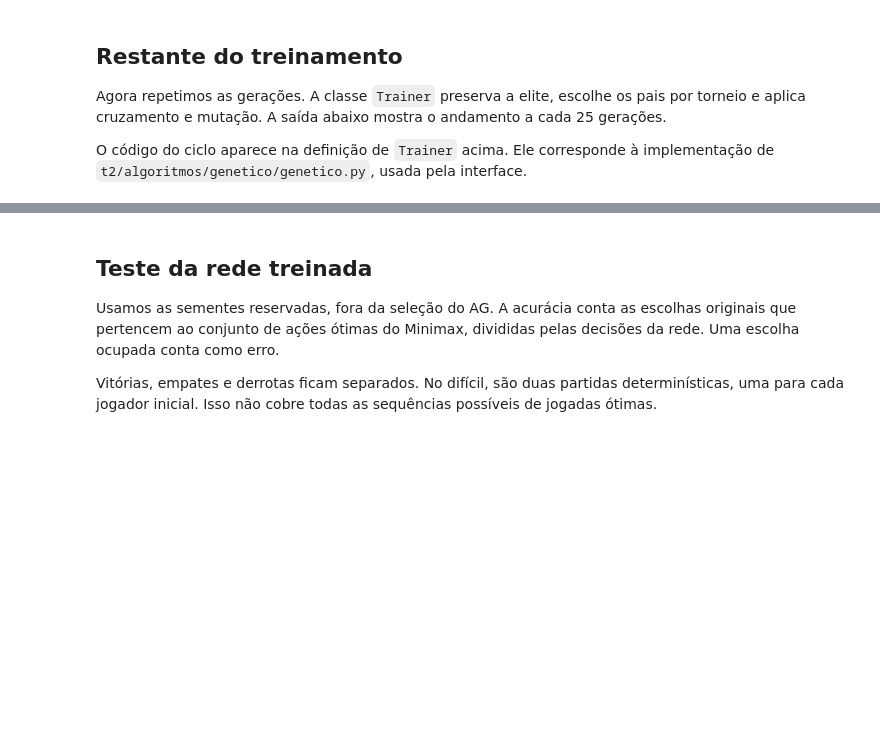
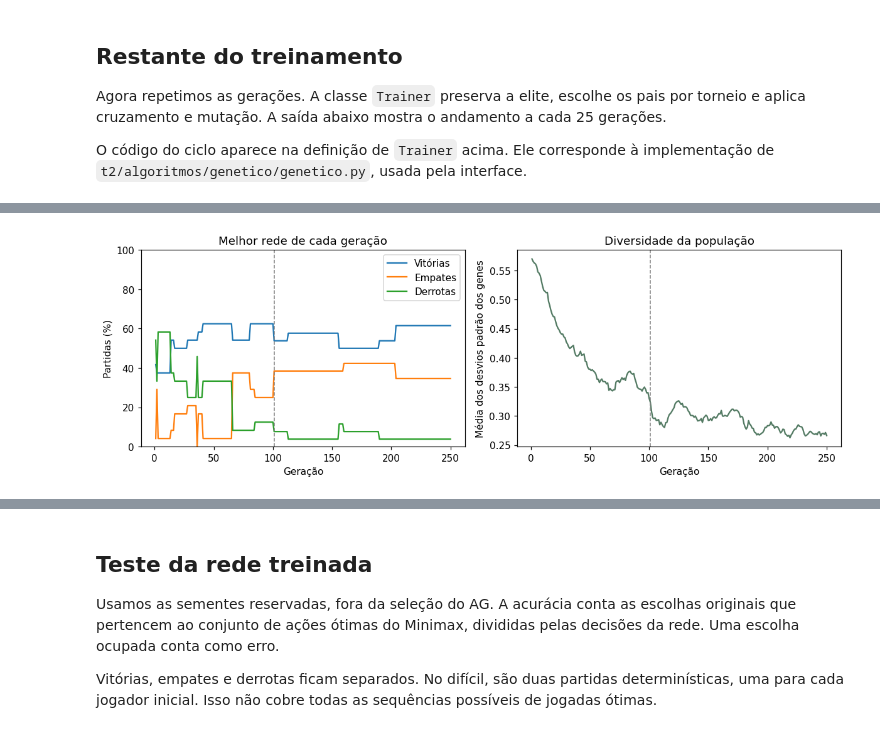
Before and after one commit to jesalvatori/tic-tac-toe-game, a Jupyter notebook: t2/algoritmos/genetico/genetico.ipynb, the cells around one changed output, grey strips where cells are left out. Saved outputs shown, nothing was run; the diff lists cells and outputs as text; code cells hidden in the pictures; blank space fills up the shorter version.

Commit message:
Adiciona gráficos e resultados executados aos notebooks de cada algoritmo do T2

```diff
--- a/t2/algoritmos/genetico/genetico.ipynb
+++ b/t2/algoritmos/genetico/genetico.ipynb
@@ -263,0 +358,19 @@ mostrar_evolucao(treinador.history)
+# %%
+geracoes = [h["generation"] for h in treinador.history]
+fig, eixos = plt.subplots(1, 2, figsize=(11, 3.8))
+for chave, nome in [("vitoria", "Vitórias"), ("empate", "Empates"), ("derrota", "Derrotas")]:
+    proporcoes = [100*h[chave]/(h["vitoria"]+h["empate"]+h["derrota"]) for h in treinador.history]
+    eixos[0].plot(geracoes, proporcoes, label=nome)
+eixos[0].set(title="Melhor rede de cada geração", xlabel="Geração", ylabel="Partidas (%)", ylim=(0, 100))
+eixos[0].legend()
+eixos[1].plot([d["generation"] for d in diversidade], [d["dispersion"] for d in diversidade], color="#547b64")
+eixos[1].set(title="Diversidade da população", xlabel="Geração", ylabel="Média dos desvios padrão dos genes")
+inicio_dificil = next((h["generation"] for h in treinador.history if h["phase"] == "medio+dificil"), None)
+if inicio_dificil is not None:
+    for eixo in eixos:
+        eixo.axvline(inicio_dificil, color="gray", linestyle="--", linewidth=1)
+fig.tight_layout()
+plt.show()
+plt.close(fig)
+# %% [output]
+[figure, added]
```
Also changed, not shown: parts of 17 cells of this notebook, 3 other files.
